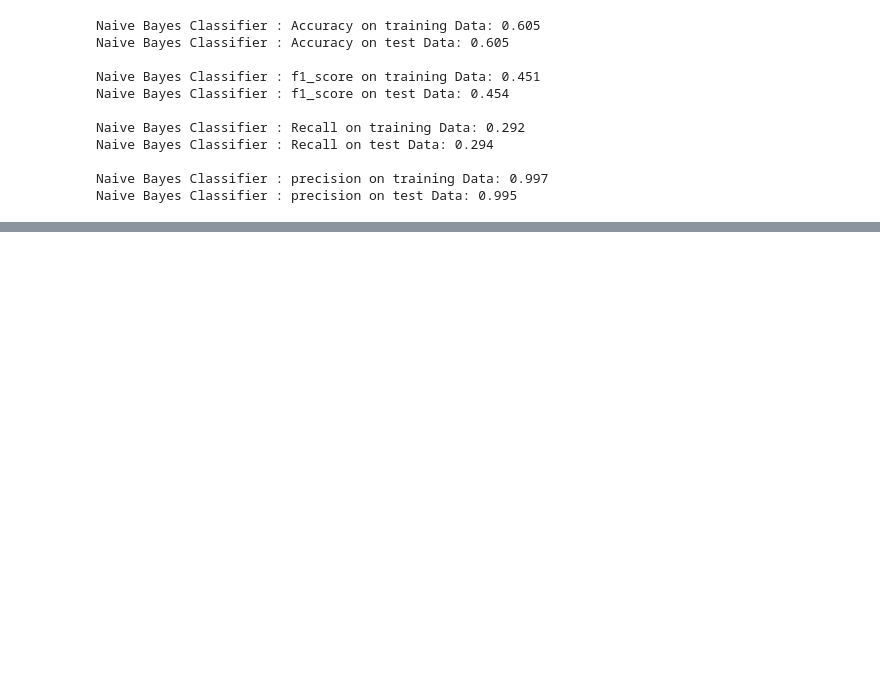
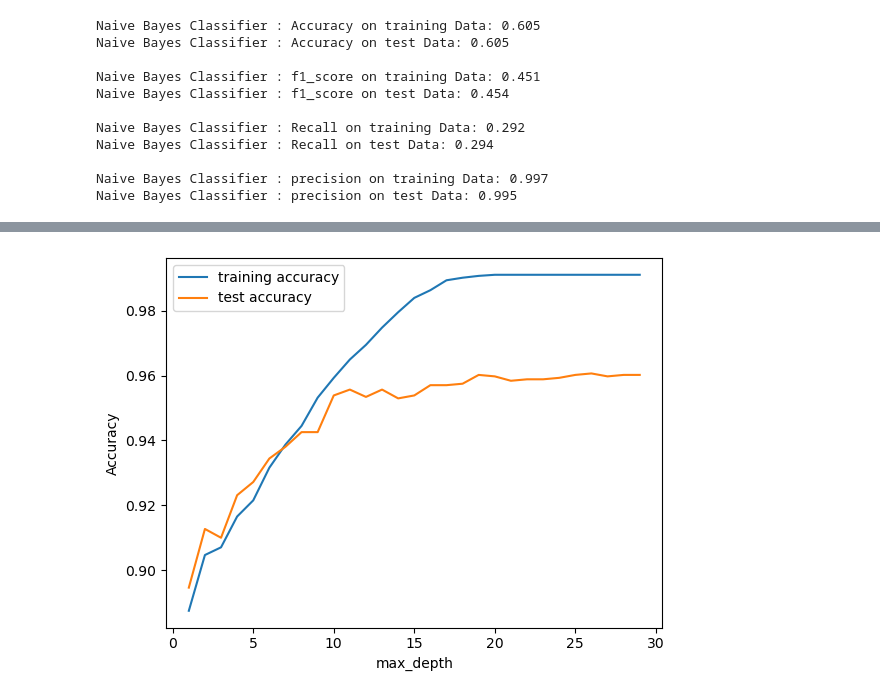
Before and after one commit to mpriyankapatil/ISU-Software_Project_2024, a Jupyter notebook: Phishing_Detection.ipynb, the cells around one changed output, grey strips where cells are left out. Drawn from its saved outputs; the diff is of its cells as text; code cells hidden in the pictures; blank space fills up the shorter version.

```diff
--- a/Phishing_Detection.ipynb
+++ b/Phishing_Detection.ipynb
@@ -592,0 +597,9 @@ storeResults('Naive Bayes Classifier',acc_test_nb,f1_score_test_nb,
+# %%
+# Decision Tree Classifier model
+from sklearn.tree import DecisionTreeClassifier
+
+# instantiate the model
+tree = DecisionTreeClassifier(max_depth=30)
+
+# fit the model
+tree.fit(X_train, y_train)
@@ -592,0 +663,23 @@ storeResults('Naive Bayes Classifier',acc_test_nb,f1_score_test_nb,
+# %%
+training_accuracy = []
+test_accuracy = []
+# try max_depth from 1 to 30
+depth = range(1,30)
+for n in depth:
+    tree_test = DecisionTreeClassifier(max_depth=n)
+
+    tree_test.fit(X_train, y_train)
+    # record training set accuracy
+    training_accuracy.append(tree_test.score(X_train, y_train))
+    # record generalization accuracy
+    test_accuracy.append(tree_test.score(X_test, y_test))
+
+
+#plotting the training & testing accuracy for max_depth from 1 to 30
+plt.plot(depth, training_accuracy, label="training accuracy")
+plt.plot(depth, test_accuracy, label="test accuracy")
+plt.ylabel("Accuracy")
+plt.xlabel("max_depth")
+plt.legend();
+# %% [output]
+[figure, added]
```
Also changed, not shown: parts of 43 cells of this notebook.
